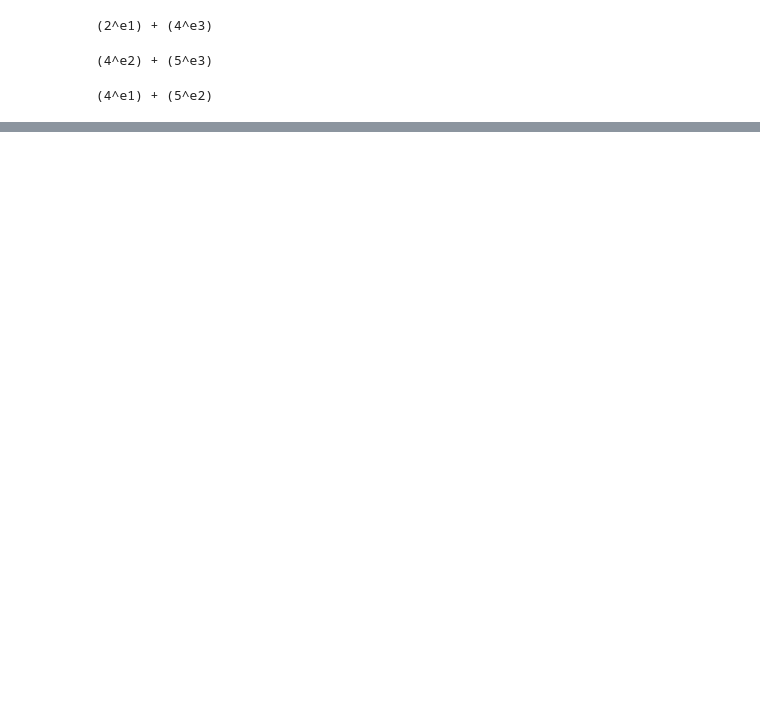
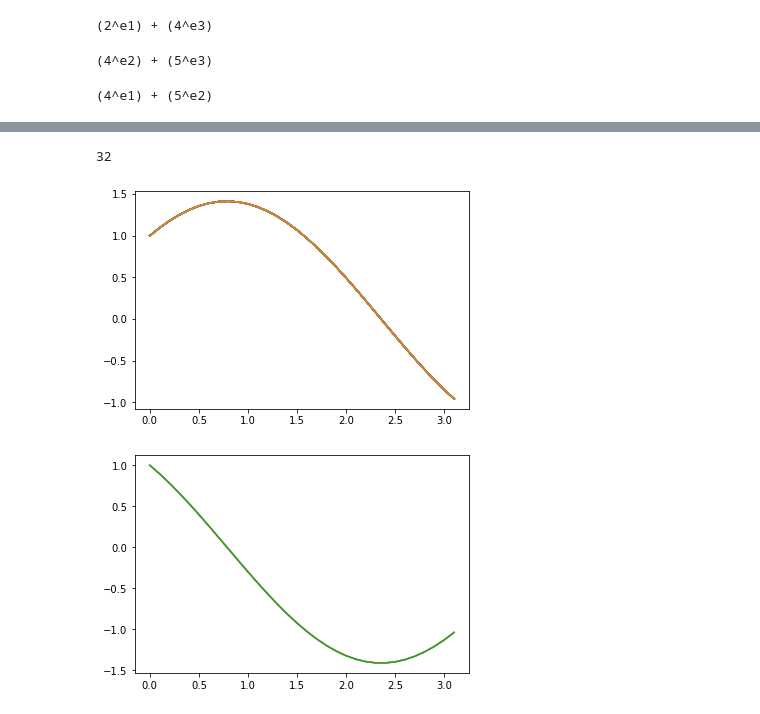
Before and after one commit to stephens-taylora/SULI-2022, a Jupyter notebook: saturn/SULI-2022/Cliffordtestrun.ipynb, the cells around one changed output, grey strips where cells are left out. Cells and saved outputs as stored; diff of their text form; code cells hidden in the pictures; blank space fills up the shorter version.

```diff
--- a/saturn/SULI-2022/Cliffordtestrun.ipynb
+++ b/saturn/SULI-2022/Cliffordtestrun.ipynb
@@ -436,5 +403,5 @@ array([[ 6.123234e-17,  1.000000e+00,  0.000000e+00],
 # %%
-h = np.array([[1], [0], [0]])
+h = np.array([[1], [1], [0]])
 # %%
 h
 # %% [output]
@@ -460,15 +421,19 @@ numpy.ndarray
-# %%
-def h_theta():
-    U = np.array([[1,0,0],[0,1,0],[0,0,1]])
-    part1 = np.matmul(omeg_matrix(0),chi_matrix(0))
-    part3 = np.matmul(b_matrix(e1,e2,e3),h)
-    s = np.arange(0,math.pi,0.1)
-    z = np.zeros_like(s)
-    for x in s:
-        part2 = np.matmul(phi_matrix(x),U)
-        enum_part2 = enumerate(part2)
-
-        front = np.matmul(part1,part2)
-        total = np.matmul(front,part3)
-
-    return
+# %%
+ def h_theta():
+    U = np.array([[1,0,0],[0,1,0],[0,0,1]])
+    part1 = np.matmul(omeg_matrix(0),chi_matrix(0))
+    part3 = np.matmul(b_matrix(e1,e2,e3),h)
+    s = np.arange(0,math.pi,0.1)
+    z = np.zeros((3,s.shape[0]))
+    for i,x in enumerate(s):
+        part2 = np.matmul(phi_matrix(x),U)
+        front = np.matmul(part1,part2)
+        z[:,i]=np.matmul(front,part3)[:,0]
+    return z
+
+def h_theta_f(omega,chi,phi,U,B,h):
+    part1 = np.matmul(omeg_matrix(omega),chi_matrix(chi))
+    part2 = np.matmul(phi_matrix(phi),U)
+    part3 = np.matmul(B,h)
+    front = np.matmul(part1,part2)
+    return np.matmul(front,part3)
@@ -496,2 +471,4 @@ h_theta()
 # %%
-range(5)
+h_theta().T.shape[0]
+# %% [output]
+32
@@ -500,0 +475,12 @@ for x in np.arange(0.1,5,0.1):
+# %%
+T1 = np.arange(0,math.pi,0.1)
+for i in range(h_theta().T.shape[0]):
+    plt.plot(T1,h_theta()[0])
+plt.show()
+
+for i in range(h_theta().T.shape[1]):
+    plt.plot(T1,h_theta()[1])
+plt.show()
+# %% [output]
+[figure, added]
+[figure, added]
```
Also changed, not shown: parts of 19 cells of this notebook.
